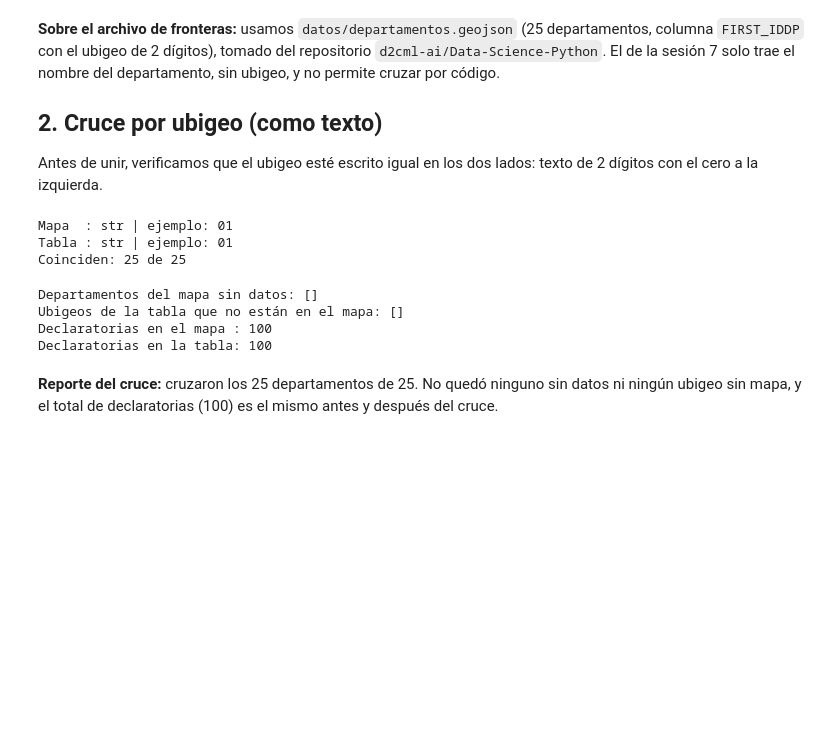
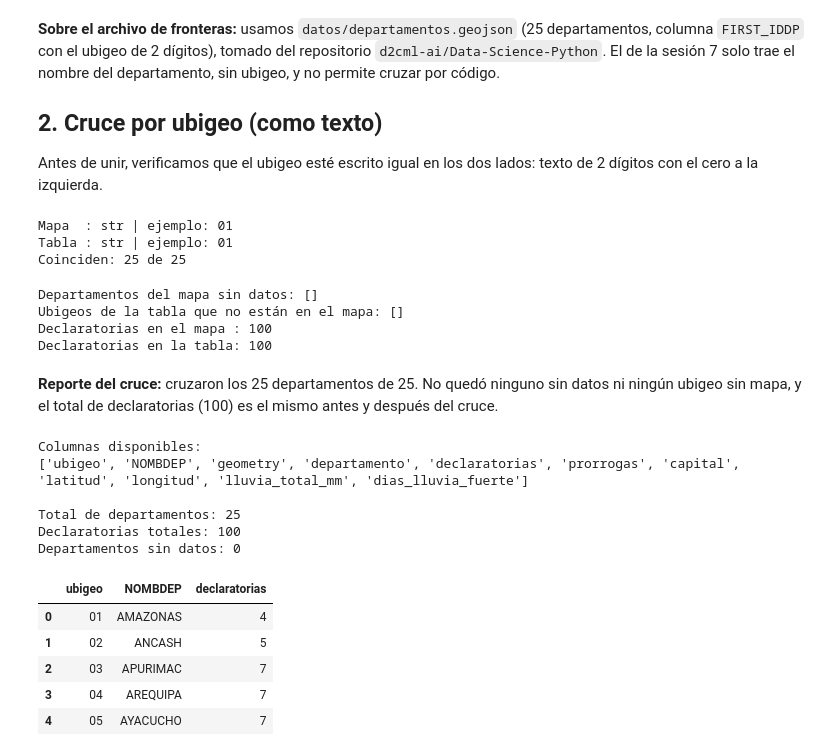
Before and after one commit to FlaviaRomero/repositorio-del-grupo11, a Jupyter notebook: assignment_3/mapas.ipynb, the cells around one changed output. Cells and saved outputs as stored; diff of their text form; code cells hidden in the pictures; blank space fills up the shorter version.

```diff
--- a/assignment_3/mapas.ipynb
+++ b/assignment_3/mapas.ipynb
@@ -66,3 +67,25 @@ Declaratorias en el mapa : 100
 Declaratorias en la tabla: 100
 # %% [markdown]
 **Reporte del cruce:** cruzaron los 25 departamentos de 25. No quedó ninguno sin datos ni ningún ubigeo sin mapa, y el total de declaratorias (100) es el mismo antes y después del cruce.
+# %%
+print("Columnas disponibles:")
+print(mapa.columns.tolist())
+
+print("\nTotal de departamentos:", len(mapa))
+print("Declaratorias totales:", mapa["declaratorias"].sum())
+print("Departamentos sin datos:", mapa["declaratorias"].isna().sum())
+
+display(mapa[["ubigeo", "NOMBDEP", "declaratorias"]].head())
+# %% [output]
+Columnas disponibles:
+['ubigeo', 'NOMBDEP', 'geometry', 'departamento', 'declaratorias', 'prorrogas', 'capital', 'latitud', 'longitud', 'lluvia_total_mm', 'dias_lluvia_fuerte']
+
+Total de departamentos: 25
+Declaratorias totales: 100
+Departamentos sin datos: 0
+|  | ubigeo | NOMBDEP | declaratorias |
+| 0 | 01 | AMAZONAS | 4 |
+| 1 | 02 | ANCASH | 5 |
+| 2 | 03 | APURIMAC | 7 |
+| 3 | 04 | AREQUIPA | 7 |
+| 4 | 05 | AYACUCHO | 7 |
```
Also changed, not shown: parts of 11 cells of this notebook.
